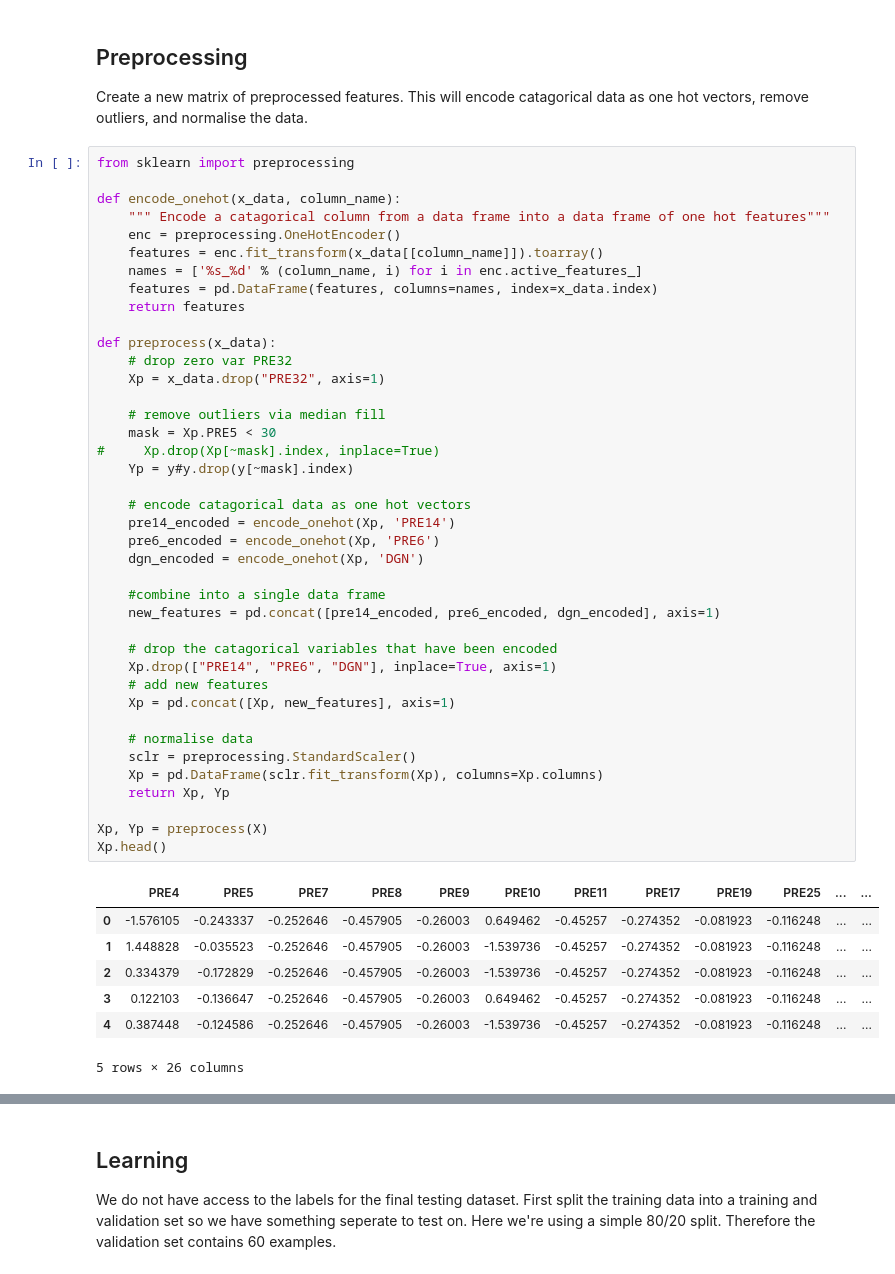
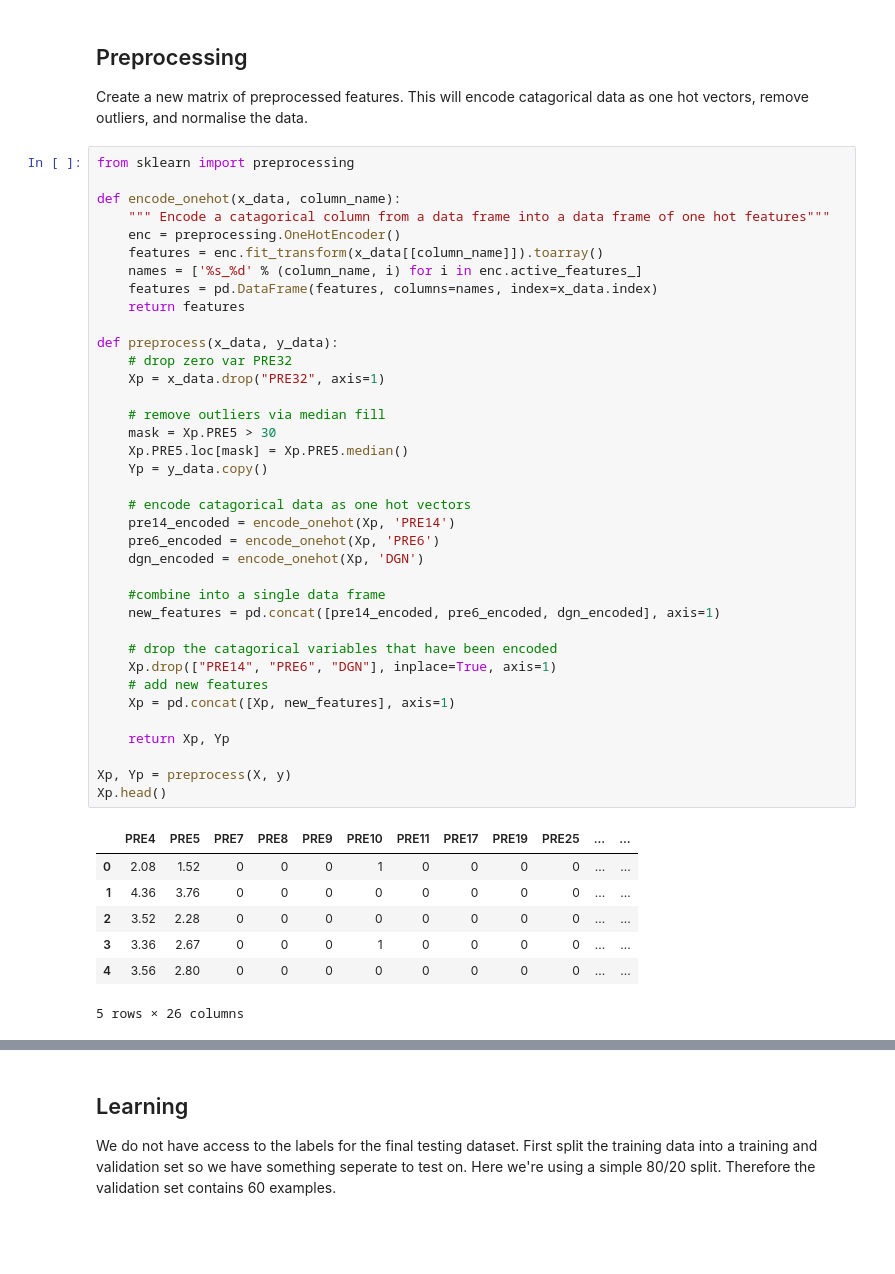
Before and after one commit to samueljackson92/SEM6420-machine-learning, a Jupyter notebook: src/Analysis.ipynb, the cells around one changed output, grey strips where cells are left out. Cells and saved outputs as stored; diff of their text form; blank space fills up the shorter version.

Commit message:
Checkpoint work.
Better use of pipelines
Custom ROC scorer to collect the curve data

```diff
--- a/src/Analysis.ipynb
+++ b/src/Analysis.ipynb
@@ -64,44 +64,41 @@ def encode_onehot(x_data, column_name):
     """ Encode a catagorical column from a data frame into a data frame of one hot features"""
     enc = preprocessing.OneHotEncoder()
     features = enc.fit_transform(x_data[[column_name]]).toarray()
     names = ['%s_%d' % (column_name, i) for i in enc.active_features_]
     features = pd.DataFrame(features, columns=names, index=x_data.index)
     return features
 
-def preprocess(x_data):
+def preprocess(x_data, y_data):
     # drop zero var PRE32
     Xp = x_data.drop("PRE32", axis=1)
 
     # remove outliers via median fill
-    mask = Xp.PRE5 < 30
-#     Xp.drop(Xp[~mask].index, inplace=True)
-    Yp = y#y.drop(y[~mask].index)
+    mask = Xp.PRE5 > 30
+    Xp.PRE5.loc[mask] = Xp.PRE5.median()
+    Yp = y_data.copy()
 
     # encode catagorical data as one hot vectors
     pre14_encoded = encode_onehot(Xp, 'PRE14')
     pre6_encoded = encode_onehot(Xp, 'PRE6')
     dgn_encoded = encode_onehot(Xp, 'DGN')
 
     #combine into a single data frame
     new_features = pd.concat([pre14_encoded, pre6_encoded, dgn_encoded], axis=1)
 
     # drop the catagorical variables that have been encoded
     Xp.drop(["PRE14", "PRE6", "DGN"], inplace=True, axis=1)
     # add new features
     Xp = pd.concat([Xp, new_features], axis=1)
 
-    # normalise data
-    sclr = preprocessing.StandardScaler()
-    Xp = pd.DataFrame(sclr.fit_transform(Xp), columns=Xp.columns)
     return Xp, Yp
 
-Xp, Yp = preprocess(X)
+Xp, Yp = preprocess(X, y)
 Xp.head()
 # %% [output]
 |  | PRE4 | PRE5 | PRE7 | PRE8 | PRE9 | PRE10 | PRE11 | PRE17 | PRE19 | PRE25 | ... | ... |
-| 0 | -1.576105 | -0.243337 | -0.252646 | -0.457905 | -0.26003 | 0.649462 | -0.45257 | -0.274352 | -0.081923 | -0.116248 | ... | ... |
-| 1 | 1.448828 | -0.035523 | -0.252646 | -0.457905 | -0.26003 | -1.539736 | -0.45257 | -0.274352 | -0.081923 | -0.116248 | ... | ... |
-| 2 | 0.334379 | -0.172829 | -0.252646 | -0.457905 | -0.26003 | -1.539736 | -0.45257 | -0.274352 | -0.081923 | -0.116248 | ... | ... |
-| 3 | 0.122103 | -0.136647 | -0.252646 | -0.457905 | -0.26003 | 0.649462 | -0.45257 | -0.274352 | -0.081923 | -0.116248 | ... | ... |
-| 4 | 0.387448 | -0.124586 | -0.252646 | -0.457905 | -0.26003 | -1.539736 | -0.45257 | -0.274352 | -0.081923 | -0.116248 | ... | ... |
+| 0 | 2.08 | 1.52 | 0 | 0 | 0 | 1 | 0 | 0 | 0 | 0 | ... | ... |
+| 1 | 4.36 | 3.76 | 0 | 0 | 0 | 0 | 0 | 0 | 0 | 0 | ... | ... |
+| 2 | 3.52 | 2.28 | 0 | 0 | 0 | 0 | 0 | 0 | 0 | 0 | ... | ... |
+| 3 | 3.36 | 2.67 | 0 | 0 | 0 | 1 | 0 | 0 | 0 | 0 | ... | ... |
+| 4 | 3.56 | 2.80 | 0 | 0 | 0 | 0 | 0 | 0 | 0 | 0 | ... | ... |
 5 rows × 26 columns
```
Also changed, not shown: parts of 8 cells of this notebook, 1 other file.
